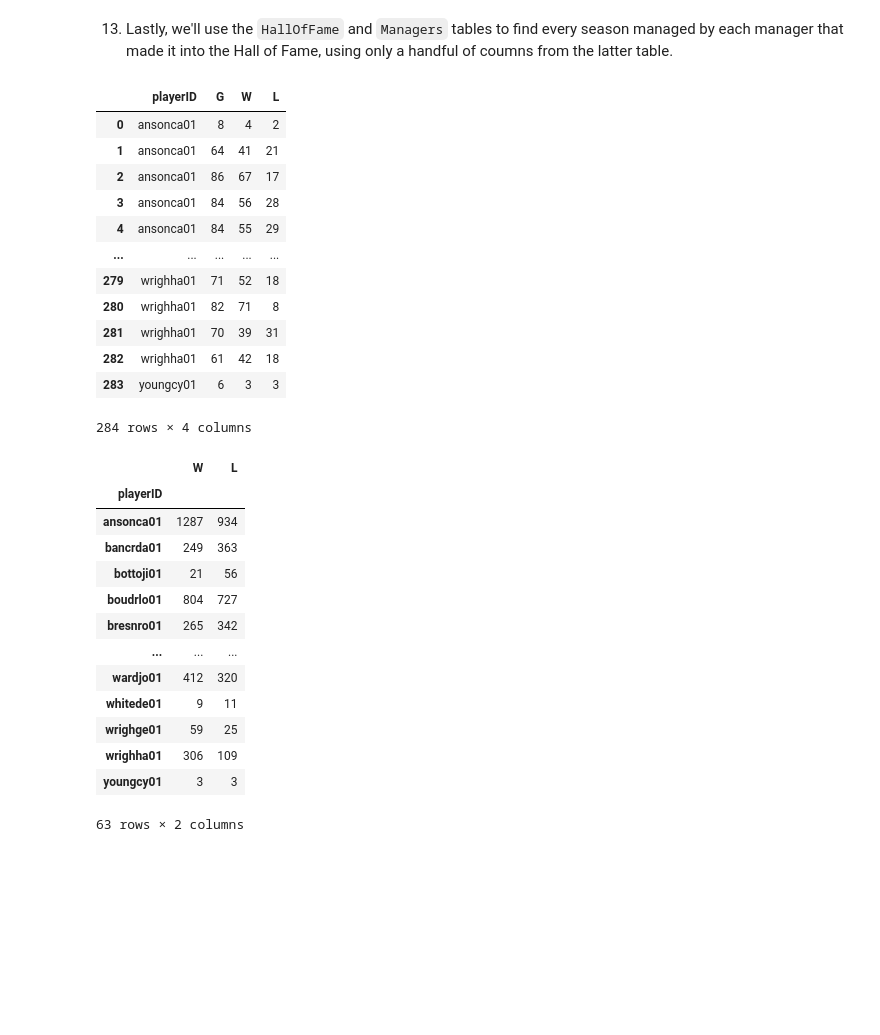
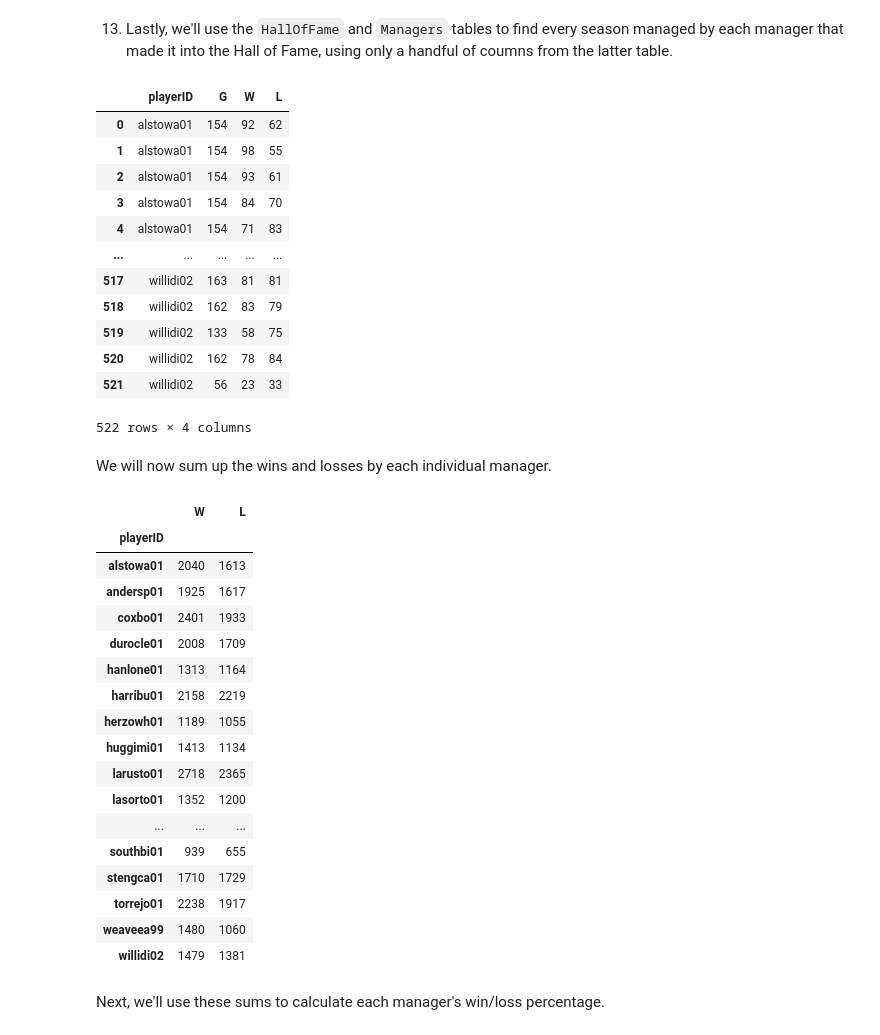
Before and after one commit to cashby-890/ST-554-HW5, a Jupyter notebook: ST554_Homework_Five_Cody_Ashby.ipynb, the cells around one changed output. Drawn from its saved outputs; the diff is of its cells as text; code cells hidden in the pictures; blank space fills up the shorter version.

```diff
--- a/ST554_Homework_Five_Cody_Ashby.ipynb
+++ b/ST554_Homework_Five_Cody_Ashby.ipynb
@@ -227,43 +231,51 @@ len(inducted_managers)
 # %%
 outer="""
   select distinct M.playerID, M.G, M.W, M.L from Managers as M
   inner join HallOfFame as H on H.playerID=M.playerID
-  where H.inducted='Y' and M.plyrMgr='Y'
+  where H.inducted='Y' and H.category='Manager'
   """
 inducted_manager_scoring_stats=pd.read_sql(outer,con)
 inducted_manager_scoring_stats
 # %% [output]
 |  | playerID | G | W | L |
-| 0 | ansonca01 | 8 | 4 | 2 |
-| 1 | ansonca01 | 64 | 41 | 21 |
-| 2 | ansonca01 | 86 | 67 | 17 |
-| 3 | ansonca01 | 84 | 56 | 28 |
-| 4 | ansonca01 | 84 | 55 | 29 |
+| 0 | alstowa01 | 154 | 92 | 62 |
+| 1 | alstowa01 | 154 | 98 | 55 |
+| 2 | alstowa01 | 154 | 93 | 61 |
+| 3 | alstowa01 | 154 | 84 | 70 |
+| 4 | alstowa01 | 154 | 71 | 83 |
 | ... | ... | ... | ... | ... |
-| 279 | wrighha01 | 71 | 52 | 18 |
-| 280 | wrighha01 | 82 | 71 | 8 |
-| 281 | wrighha01 | 70 | 39 | 31 |
-| 282 | wrighha01 | 61 | 42 | 18 |
-| 283 | youngcy01 | 6 | 3 | 3 |
+| 517 | willidi02 | 163 | 81 | 81 |
+| 518 | willidi02 | 162 | 83 | 79 |
+| 519 | willidi02 | 133 | 58 | 75 |
+| 520 | willidi02 | 162 | 78 | 84 |
+| 521 | willidi02 | 56 | 23 | 33 |
-284 rows × 4 columns
+522 rows × 4 columns
+# %% [markdown]
+We will now sum up the wins and losses by each individual manager.
 # %%
 inducted_manager_WinLoss=inducted_manager_scoring_stats.groupby('playerID')[['W','L']].sum()
 inducted_manager_WinLoss
 # %% [output]
 |  | W | L |
 | playerID |  |  |
-| ansonca01 | 1287 | 934 |
-| bancrda01 | 249 | 363 |
-| bottoji01 | 21 | 56 |
-| boudrlo01 | 804 | 727 |
-| bresnro01 | 265 | 342 |
+| alstowa01 | 2040 | 1613 |
+| andersp01 | 1925 | 1617 |
+| coxbo01 | 2401 | 1933 |
+| durocle01 | 2008 | 1709 |
+| hanlone01 | 1313 | 1164 |
+| harribu01 | 2158 | 2219 |
+| herzowh01 | 1189 | 1055 |
+| huggimi01 | 1413 | 1134 |
+| larusto01 | 2718 | 2365 |
+| lasorto01 | 1352 | 1200 |
 | ... | ... | ... |
-| wardjo01 | 412 | 320 |
-| whitede01 | 9 | 11 |
-| wrighge01 | 59 | 25 |
-| wrighha01 | 306 | 109 |
-| youngcy01 | 3 | 3 |
+| southbi01 | 939 | 655 |
+| stengca01 | 1710 | 1729 |
+| torrejo01 | 2238 | 1917 |
+| weaveea99 | 1480 | 1060 |
+| willidi02 | 1479 | 1381 |
-63 rows × 2 columns
+# %% [markdown]
+Next, we'll use these sums to calculate each manager's win/loss percentage.
 # %%
 inducted_manager_WinLoss['Percentage']=inducted_manager_WinLoss['W']/(inducted_manager_WinLoss['W']+inducted_manager_WinLoss['L'])
 inducted_manager_WinLoss['Percentage']
```
Also changed, not shown: parts of 11 cells of this notebook.
